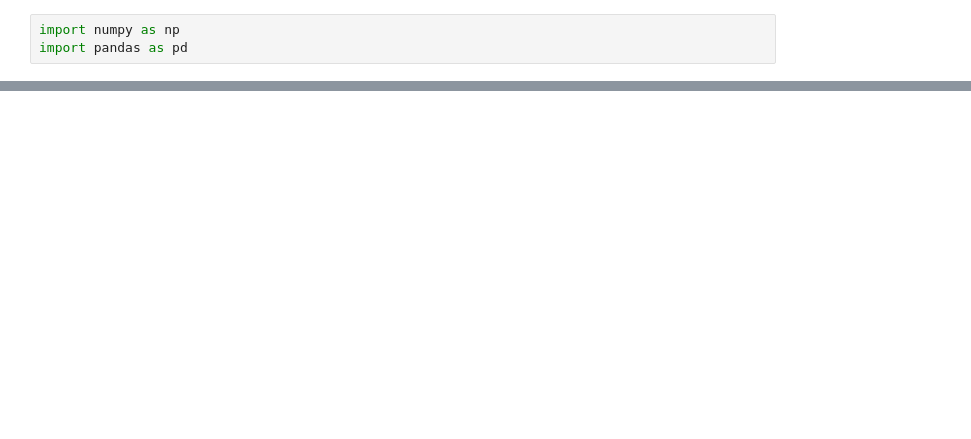
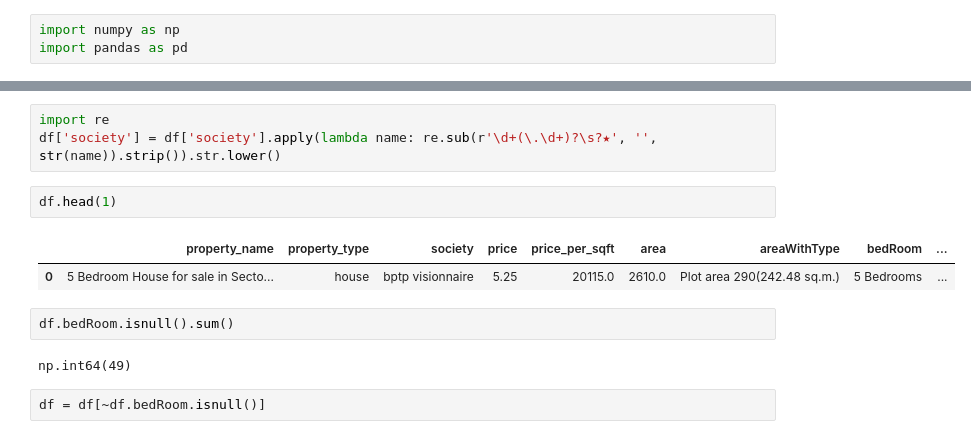
Before and after one commit to kaushalkumarma2025/house-price-prediction-india, a Jupyter notebook: notebooks/02_basic_cleaning_houses.ipynb, the cells around one changed output, grey strips where cells are left out. Cells and saved outputs as stored; diff of their text form; blank space fills up the shorter version.

```diff
--- a/notebooks/02_basic_cleaning_houses.ipynb
+++ b/notebooks/02_basic_cleaning_houses.ipynb
@@ -26,0 +156,14 @@ FileNotFoundError: [Errno 2] No such file or directory: 'Data\\Raw\\houses.csv'
+# %%
+import re
+df['society'] = df['society'].apply(lambda name: re.sub(r'\d+(\.\d+)?\s?★', '', str(name)).strip()).str.lower()
+# %%
+df.head(1)
+# %% [output]
+|  | property_name | property_type | society | price | price_per_sqft | area | areaWithType | bedRoom | ... |
+| 0 | 5 Bedroom House for sale in Secto... | house | bptp visionnaire | 5.25 | 20115.0 | 2610.0 | Plot area 290(242.48 sq.m.) | 5 Bedrooms | ... |
+# %%
+df.bedRoom.isnull().sum()
+# %% [output]
+np.int64(49)
+# %%
+df = df[~df.bedRoom.isnull()]
```
Also changed, not shown: parts of 40 cells of this notebook.
